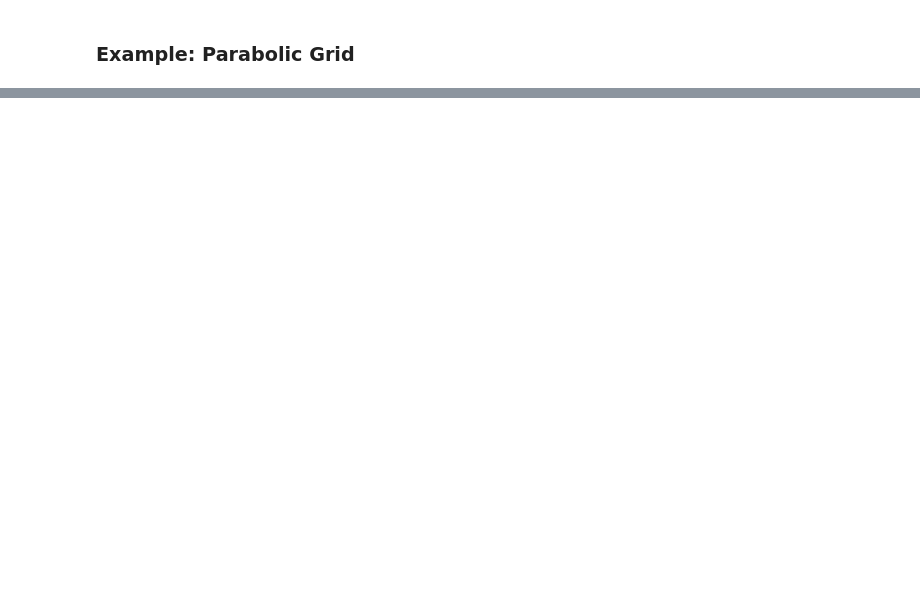
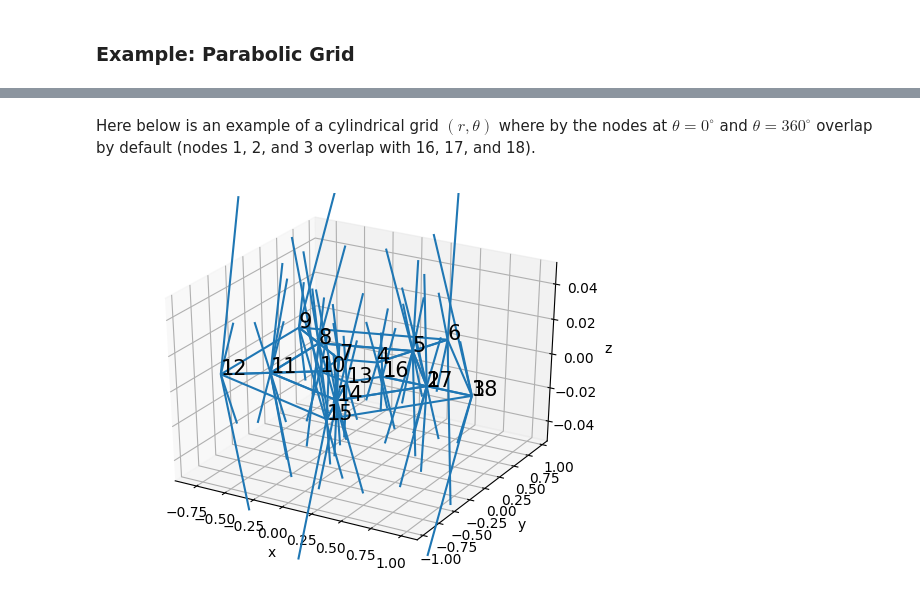
Before and after one commit to byuflowlab/GeometricTools.jl, a Jupyter notebook: docs/Documentation.ipynb, the cells around one changed output, grey strips where cells are left out. Saved outputs shown, nothing was run; the diff lists cells and outputs as text; code cells hidden in the pictures; blank space fills up the shorter version.

Commit message:
Looped grid feature

```diff
--- a/docs/Documentation.ipynb
+++ b/docs/Documentation.ipynb
@@ -966,0 +975,19 @@ end
+# %% [markdown]
+Here below is an example of a cylindrical grid $(r, \theta)$ where by the nodes at $\theta=0^\circ$ and $\theta=360^\circ$ overlap by default (nodes 1, 2, and 3 overlap with 16, 17, and 18).
+# %%
+R = 1.0                   # Radius of circle
+
+P_min = [R/4, 0*pi/180]   # Lower boundaries r, theta
+P_max = [R, 360*pi/180]   # Upper boundaries r, theta
+
+NDIVS = [2, 5]          # 15 radius divisions, 60 angle divisions
+
+# Generates the grid as cartesian
+grid = vtk.Grid(P_min, P_max, NDIVS)
+
+# Converts to cylindrical
+vtk.transform!(grid, vtk.cylindrical2D)
+
+vtk.plot(grid; labelnodes=true, labelcells=!true, labelndivs=!true)
+# %% [output]
+[figure, added]
```
Also changed, not shown: parts of 4 cells of this notebook, 1 other file.
